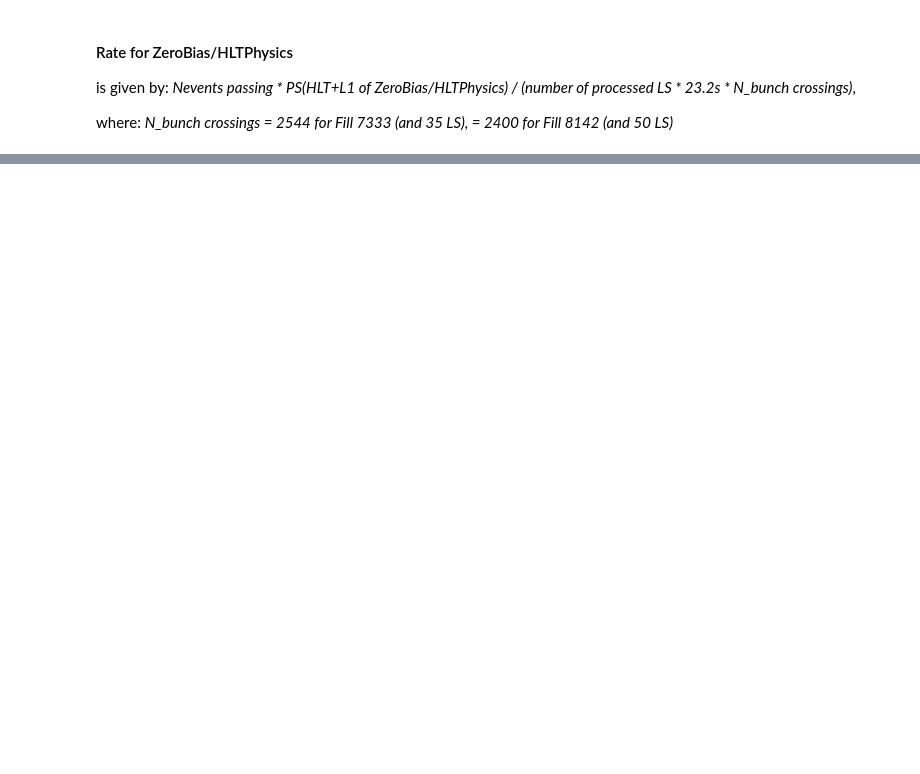
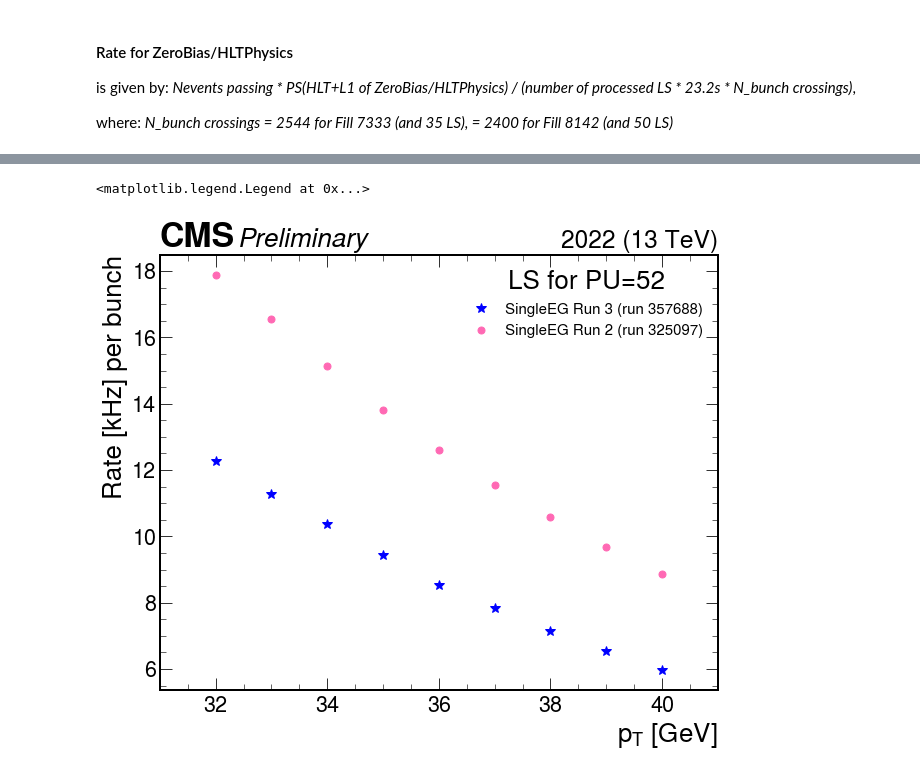
Before and after one commit to cms-l1-dpg/L1MenuTools, a Jupyter notebook: L1NtuplesAnalyser/triggerRate_functionOfPt.ipynb, the cells around one changed output, grey strips where cells are left out. Saved outputs shown, nothing was run; the diff lists cells and outputs as text; code cells hidden in the pictures; blank space fills up the shorter version.

```diff
--- a/L1NtuplesAnalyser/triggerRate_functionOfPt.ipynb
+++ b/L1NtuplesAnalyser/triggerRate_functionOfPt.ipynb
@@ -81,22 +127,22 @@ plt.legend(loc='upper right', title="LS for PU=52", fontsize='xx-small')
 # %%
 p_eg_LS_Run3, p_eg_LS_Run2 = plt.subplots(figsize=(10, 8))
 plt.rcParams.update({'font.size': 25})
 
 plt.style.use(hep.style.ROOT)
-# Overall - both left and right annotation
 hep.cms.label("Preliminary", data=True, year="2022")
-#hep.cms.label("", data=True, lumi=96.6, year="2017 + 2018")
 
-p_eg_LS_Run3 = plt.plot(eg_thr, rate_eg_algo_LS_Run3, '*', color="blue", markersize=10, label = "SingleEG Run 3 (run 357688)")
-p_eg_LS_Run2 = plt.plot(eg_thr, rate_eg_algo_LS_Run2, '.', color="hotpink", markersize=14, label = "SingleEG Run 2 (run 325097)")
+p_eg_LS_Run3 = plt.plot(eg_pt_thresholds, rate_eg_algo_Run3, '*', color="blue", markersize=10, label = "SingleEG Run 3 (run 357688)")
+p_eg_LS_Run2 = plt.plot(eg_pt_thresholds, rate_eg_algo_Run2, '.', color="hotpink", markersize=14, label = "SingleEG Run 2 (run 325097)")
 
 plt.xlabel('$p_{T}$ [GeV]')
 plt.ylabel('Rate [kHz] per bunch')
-plt.xlim(34., 42.)
-plt.ylim(0., 0.04)
-#p_muon_Run3 = plt.text(25., 0.04, "LS for PU=52", fontsize=20, color="black", fontweight='bold')
+plt.xlim(31., 41.)
+#plt.ylim(0., 1)
 plt.legend(loc='upper right', title="LS for PU=52", fontsize='xx-small')
 #plt.tight_layout()
 #plt.show()
 #plt.savefig('singleMu.pdf', dpi=1200)
 #plt.savefig('singleMu.png', dpi=1200)
+# %% [output]
+<matplotlib.legend.Legend at 0x...>
+[figure, added]
```
Also changed, not shown: parts of 9 cells of this notebook, 2 other files.
